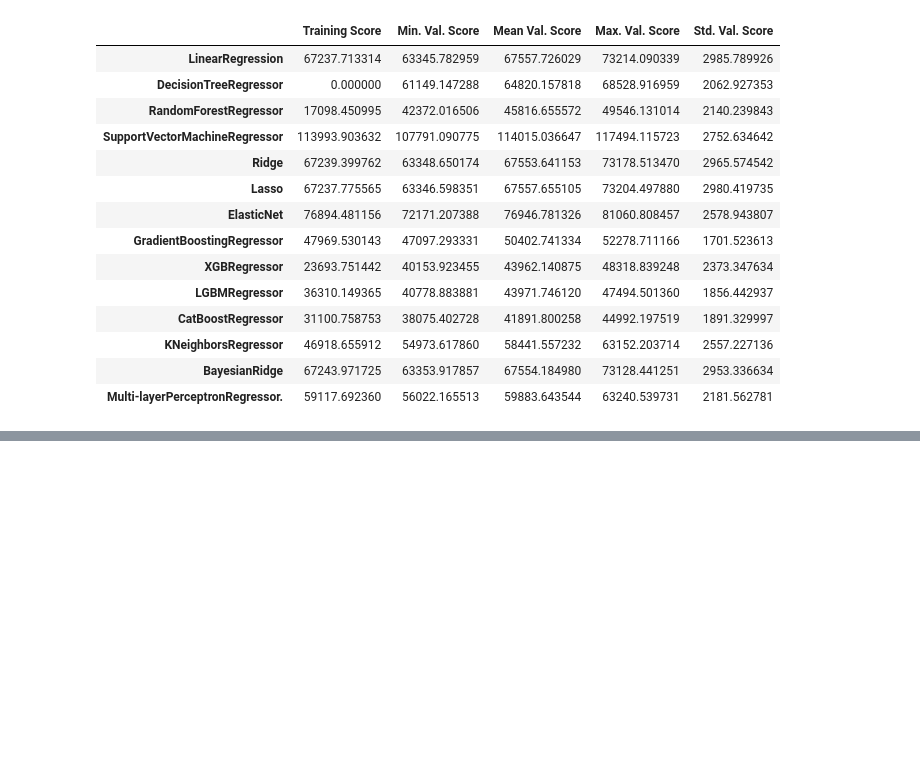
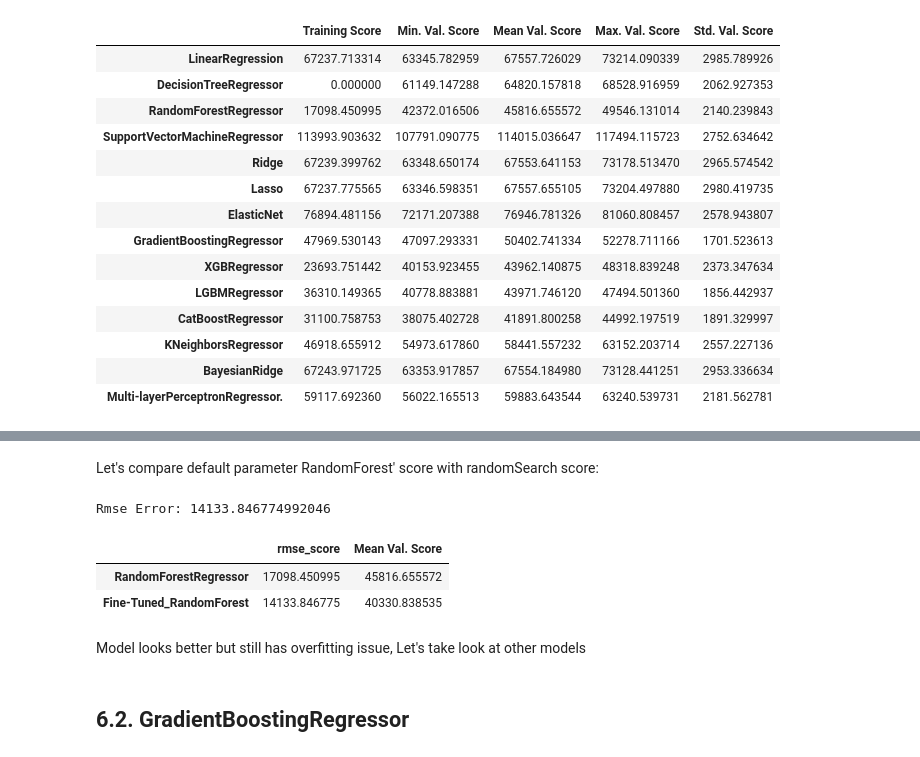
Before and after one commit to enescatagan/house-price-prediction, a Jupyter notebook: notebooks/main_nb.ipynb, the cells around one changed output, grey strips where cells are left out. Saved outputs shown, nothing was run; the diff lists cells and outputs as text; code cells hidden in the pictures; blank space fills up the shorter version.

```diff
--- a/notebooks/main_nb.ipynb
+++ b/notebooks/main_nb.ipynb
@@ -1945,0 +2133,26 @@ We try most of the Regressor models with default parameter,
+# %% [markdown]
+Let's compare default parameter RandomForest' score with randomSearch score:
+# %%
+housing_predictions = rnd_search_random_forest.predict(housing)
+rnd_search_random_forest_train_error = calculate_rmse(housing_labels, housing_predictions)
+# %% [output]
+Rmse Error: 14133.846774992046
+# %%
+pd.DataFrame({
+    "RandomForestRegressor": {
+        "rmse_score": error_scores["RandomForestRegressor"]["Training Score"],
+        "Mean Val. Score": error_scores["RandomForestRegressor"]["Mean Val. Score"]
+    },
+    "Fine-Tuned_RandomForest": {
+        "rmse_score": rnd_search_random_forest_train_error,
+        "Mean Val. Score": -rnd_search_random_forest.best_score_
+    }
+}).T
+# %% [output]
+|  | rmse_score | Mean Val. Score |
+| RandomForestRegressor | 17098.450995 | 45816.655572 |
+| Fine-Tuned_RandomForest | 14133.846775 | 40330.838535 |
+# %% [markdown]
+Model looks better but still has overfitting issue, Let's take look at other models
+# %% [markdown]
+## **6.2.** **GradientBoostingRegressor**
```
Also changed, not shown: parts of 18 cells of this notebook.
